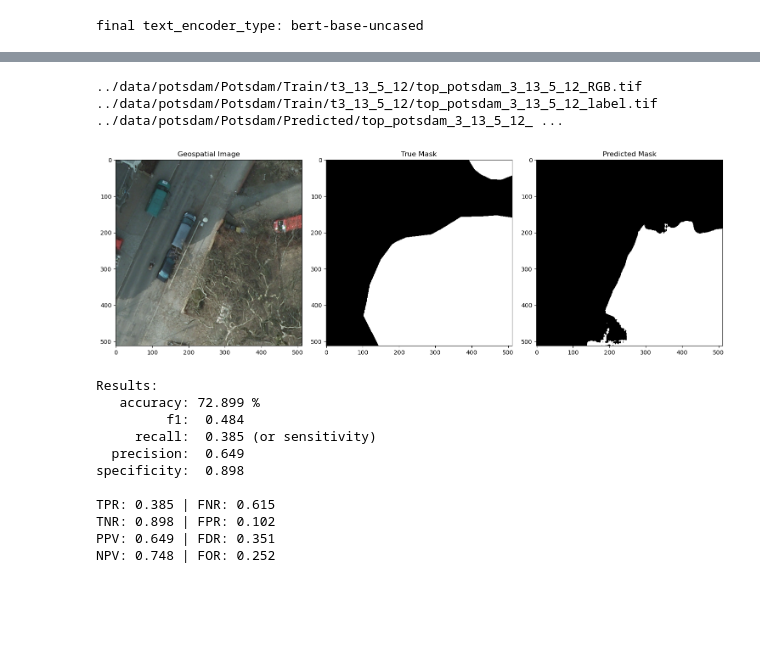
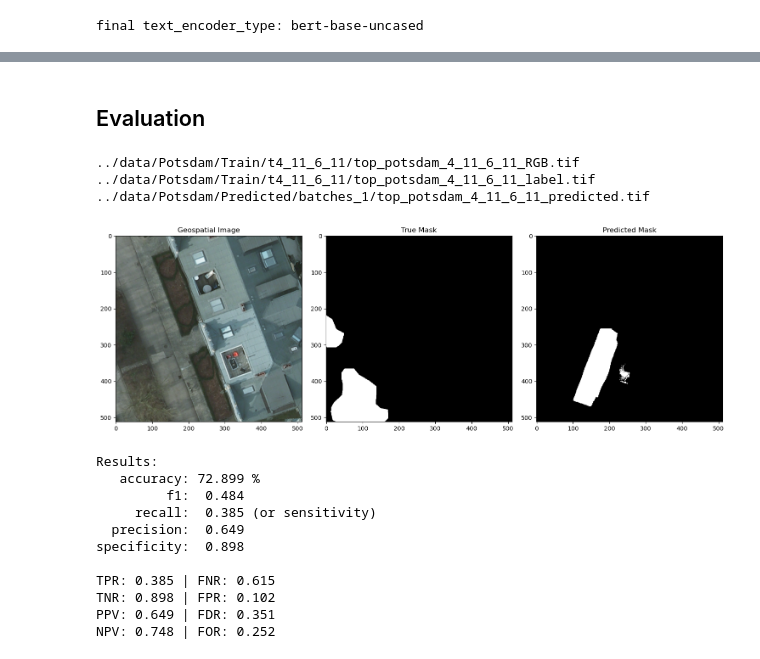
Before and after one commit to ProfBits/dl-areal-image-processing, a Jupyter notebook: segment-geospatial/samgeo_evaluation.ipynb, the cells around one changed output, grey strips where cells are left out. Cells and saved outputs as stored; diff of their text form; code cells hidden in the pictures; blank space fills up the shorter version.

Commit message:
evaluation preparation for vm

```diff
--- a/segment-geospatial/samgeo_evaluation.ipynb
+++ b/segment-geospatial/samgeo_evaluation.ipynb
@@ -63,33 +159,41 @@ KeyboardInterrupt:
+# %% [markdown]
+## Evaluation
+# %%
+TRAIN_PATH = '../data/Potsdam/Train'
+PREDICTED_PATH = '../data/Potsdam/Predicted/batches_1'
+
+train_ids = next(os.walk(TRAIN_PATH))[1]
 # %%
-id = train_ids[0]
+# show one image
+id = train_ids[19]
 file_prefix = 'top_potsdam_' + id.replace("t","")
 img_path = os.path.join(TRAIN_PATH, id, file_prefix + '_RGB.tif')
 mask_path = os.path.join(TRAIN_PATH, id, file_prefix + '_label.tif')
 predicted_path = os.path.join(PREDICTED_PATH, file_prefix + '_predicted.tif')
 print(img_path, mask_path, predicted_path)
 
 # plot 3 images first actual then label and predicted
 img = cv2.imread(img_path)
 img = cv2.cvtColor(img, cv2.COLOR_BGR2RGB)
 mask = cv2.imread(mask_path)
 predicted = cv2.imread(predicted_path)
 
 plt.figure(figsize=(15, 10))
 plt.subplot(1, 3, 1)
 plt.imshow(img)
 plt.title('Geospatial Image')
 plt.subplot(1, 3, 2)
 plt.imshow(mask)
 plt.title('True Mask')
 plt.subplot(1, 3, 3)
 plt.imshow(predicted)
 plt.title('Predicted Mask')
 
 plt.tight_layout()
 plt.show()
 # %% [output]
-../data/potsdam/Potsdam/Train/t3_13_5_12/top_potsdam_3_13_5_12_RGB.tif ../data/potsdam/Potsdam/Train/t3_13_5_12/top_potsdam_3_13_5_12_label.tif ../data/potsdam/Potsdam/Predicted/top_potsdam_3_13_5_12_ ...
+../data/Potsdam/Train/t4_11_6_11/top_potsdam_4_11_6_11_RGB.tif ../data/Potsdam/Train/t4_11_6_11/top_potsdam_4_11_6_11_label.tif ../data/Potsdam/Predicted/batches_1/top_potsdam_4_11_6_11_predicted.tif
-[figure, old version]
+[figure, new version]
 # %%
 import sys
 sys.path.append('../mask-evaluation')
```
Also changed, not shown: parts of 10 cells of this notebook, 2 other files.
